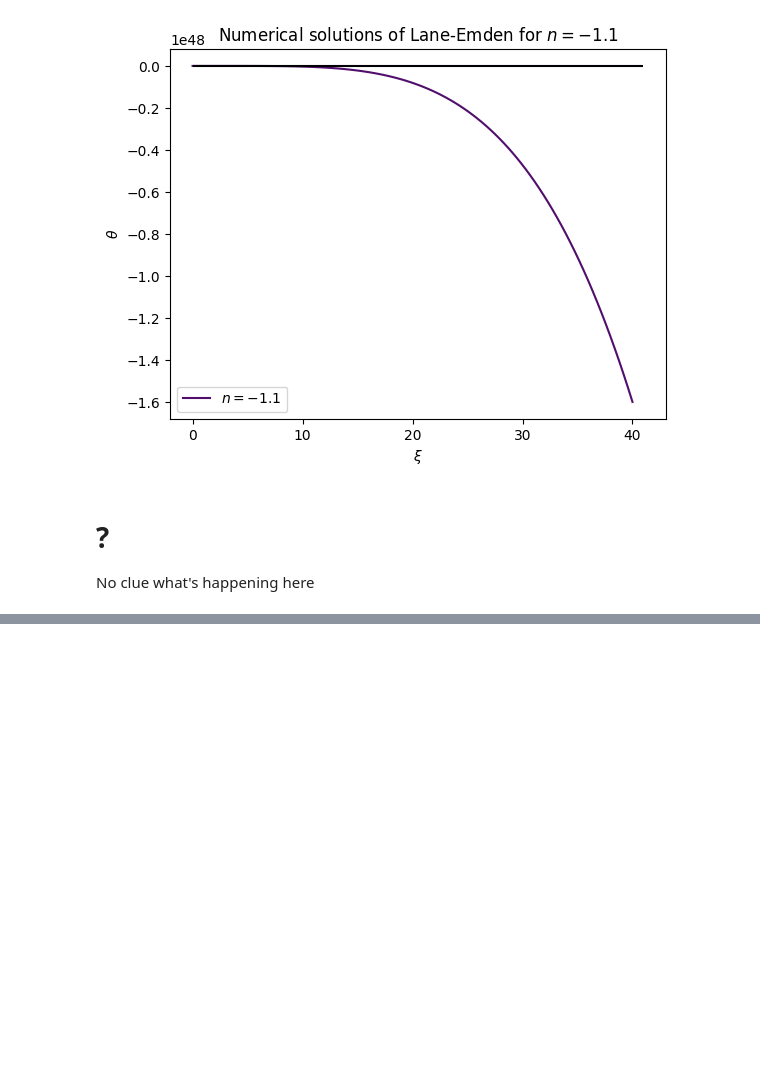
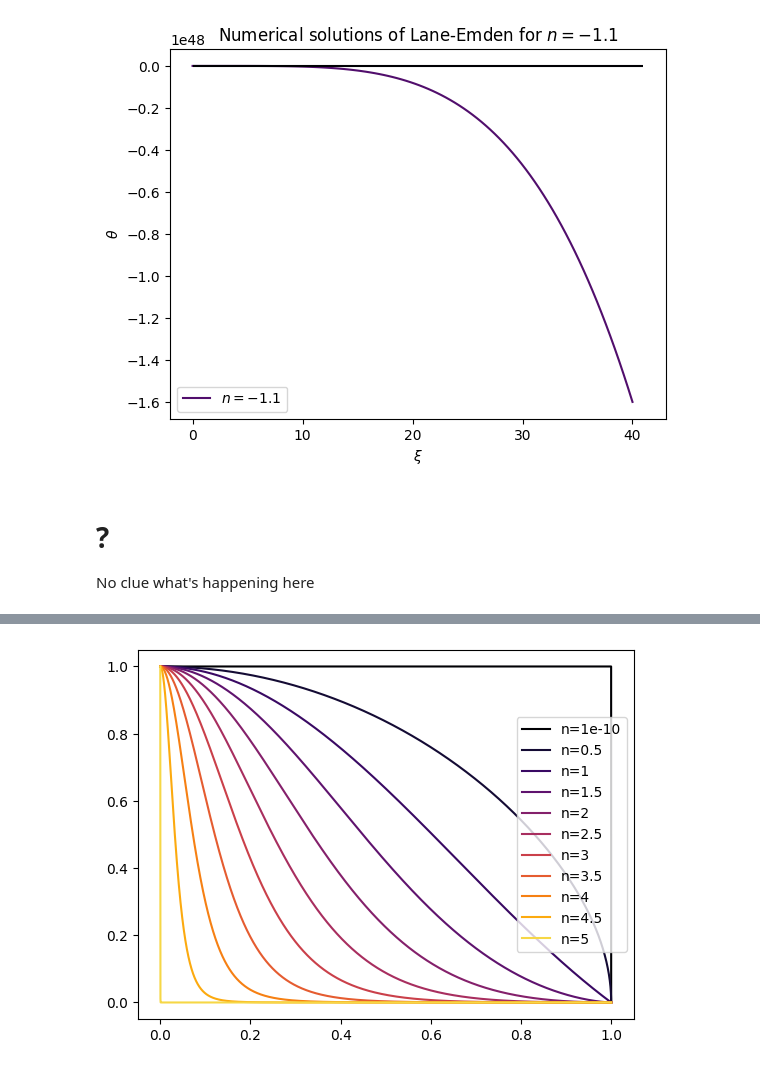
Before and after one commit to ShuoChen777/Lane-emden, a Jupyter notebook: lane_emden.ipynb, the cells around one changed output, grey strips where cells are left out. Cells and saved outputs as stored; diff of their text form; code cells hidden in the pictures; blank space fills up the shorter version.

```diff
--- a/lane_emden.ipynb
+++ b/lane_emden.ipynb
@@ -220,0 +260,14 @@ No clue what's happening here
+# %%
+from le_fun import getpoly
+
+n_list = [1e-10, 0.5, 1, 1.5, 2, 2.5, 3, 3.5, 4, 4.5, 5]
+colours2 = cm.inferno(np.linspace(0, 0.9, len(n_list)))
+
+for i, n in enumerate(n_list):
+    r, rho, m, P = getpoly(n)
+    theta = rho/rho[0]
+    plt.plot(r, theta, label=f"n={n}", color=colours2[i])
+plt.legend()
+plt.show()
+# %% [output]
+[figure, added]
```
Also changed, not shown: parts of 5 cells of this notebook, 2 other files.
